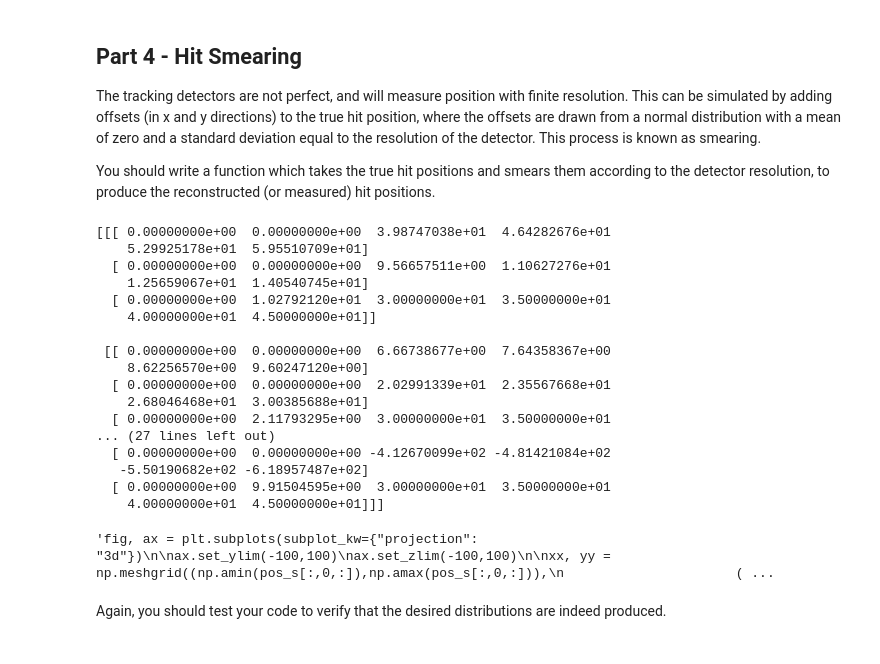
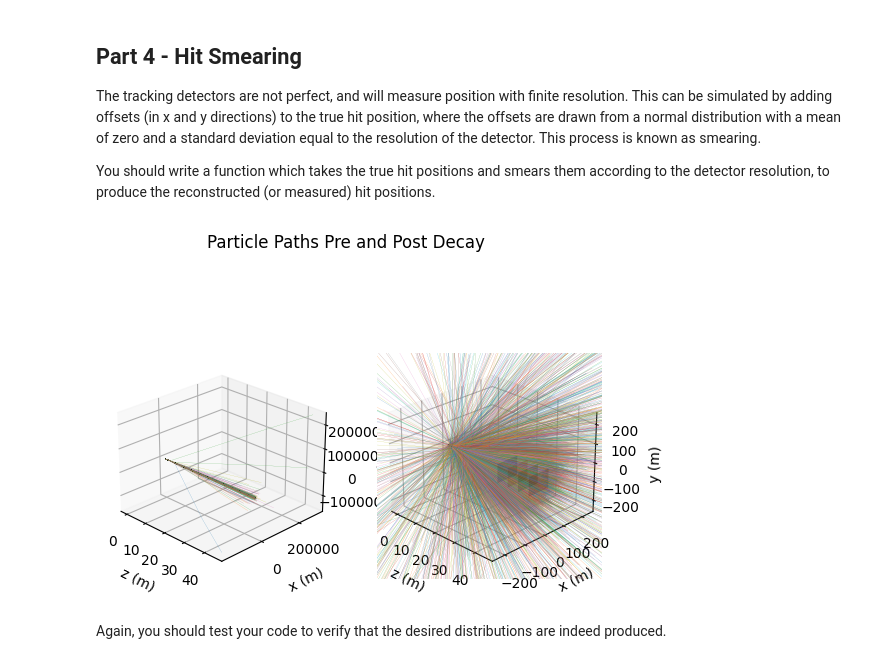
Before and after one commit to Awood-8/CompSci-Y3, a Jupyter notebook: Exercise-3.ipynb, the cells around one changed output. Saved outputs shown, nothing was run; the diff lists cells and outputs as text; code cells hidden in the pictures.

```diff
--- a/Exercise-3.ipynb
+++ b/Exercise-3.ipynb
@@ -333,68 +355,47 @@ You should write a function which takes the true hit positions and smears them a
 # %%
 def smearing(p0):
     ''''''
     p = np.copy(p0) # Avoid overwriting position array
-    p[:,:2,2:] = p[:,:2,2:] + np.random.normal(0, tracksig, (n, 2, 4))
+    p[:,:2,2:] = p[:,:2,2:] + np.random.normal(0, tracksig, (n, 2, stations))
 
     return p
 
 pos_s = smearing(pos)
 
-# print(pos[0,:,3])
-# print(pos_s[0,:,3])
-# print(pos_s - pos)
-print(pos_s)
+'''-----------------------------------------------------'''
+if n <= 10000:
+    fig, ax = plt.subplots(1,2,subplot_kw={"projection": "3d"})
 
-'''fig, ax = plt.subplots(subplot_kw={"projection": "3d"})
+    xx, yy = np.meshgrid((np.amin(pos_s[:,0,:]),np.amax(pos_s[:,0,:])),
+                        (np.amin(pos_s[:,1,:]) ,np.amax(pos_s[:,1,:])))
 
-ax.set_ylim(-100,100)
-ax.set_zlim(-100,100)
+    xx2, yy2 = np.meshgrid((-detsize, detsize),
+                        (-detsize, detsize))
 
-xx, yy = np.meshgrid((np.amin(pos_s[:,0,:]),np.amax(pos_s[:,0,:])),
-                      (np.amin(pos_s[:,1,:]) ,np.amax(pos_s[:,1,:])))
+    for i in range(0, stations):
+        ax[0].plot_surface(np.full((2,2),stn[i]), xx2, yy2, alpha=0.2)
 
-xx2, yy2 = np.meshgrid((-detsize, detsize),
-                       (-detsize, detsize))
+    for i in range(0,n):
+        ax[0].plot(pos_s[i,2,:], pos_s[i,0,:], pos_s[i,1,:], linewidth = 0.1)
+        ax[0].view_init(45,45)
 
-for i in range(0, 4):
-    ax.plot_surface(np.full((2,2),stn[i]), xx2, yy2, alpha=0.2)
+    ax[1].set_ylim(-5 * detsize, 5 * detsize)
+    ax[1].set_zlim(-5 * detsize, 5 * detsize)
 
-# z0 = np.full((2,2),stn[0])
-# z1 = np.full((2,2),stn[1])
-# z2 = np.full((2,2),stn[2])
-# z3 = np.full((2,2),stn[3])
+    for i in range(0, stations):
+        ax[1].plot_surface(np.full((2,2),stn[i]), xx2, yy2, alpha=0.2)
 
-# # ax.plot_surface(z0, xx, yy, alpha=0.2)
-# # ax.plot_surface(z1, xx, yy, alpha=0.2)
-# # ax.plot_surface(z2, xx, yy, alpha=0.2)
-# # ax.plot_surface(z3, xx, yy, alpha=0.2)
+    for i in range(0,n):
+        ax[1].plot(pos_s[i,2,:], pos_s[i,0,:], pos_s[i,1,:], linewidth = 0.1)
 
-# ax.plot_surface(z0, xx2, yy2, alpha=0.2)
-# ax.plot_surface(z1, xx2, yy2, alpha=0.2)
-# ax.plot_surface(z2, xx2, yy2, alpha=0.2)
-# ax.plot_surface(z3, xx2, yy2, alpha=0.2)
-
-for i in range(0,n):
-    ax.plot(pos_s[i,2,:], pos_s[i,0,:]/1000, pos_s[i,1,:]/1000, linewidth = 0.1)'''
+    fig.suptitle('Particle Paths Pre and Post Decay')
+    for i in range(2):
+        ax[i].set_xlabel('z (m)')
+        ax[i].set_ylabel('x (m)')
+        ax[i].set_zlabel('y (m)')
+        ax[i].view_init(25, -45)
 # %% [output]
-[[[ 0.00000000e+00  0.00000000e+00  3.98747038e+01  4.64282676e+01
-    5.29925178e+01  5.95510709e+01]
-  [ 0.00000000e+00  0.00000000e+00  9.56657511e+00  1.10627276e+01
-    1.25659067e+01  1.40540745e+01]
-  [ 0.00000000e+00  1.02792120e+01  3.00000000e+01  3.50000000e+01
-    4.00000000e+01  4.50000000e+01]]
-
- [[ 0.00000000e+00  0.00000000e+00  6.66738677e+00  7.64358367e+00
-    8.62256570e+00  9.60247120e+00]
-  [ 0.00000000e+00  0.00000000e+00  2.02991339e+01  2.35567668e+01
-    2.68046468e+01  3.00385688e+01]
-  [ 0.00000000e+00  2.11793295e+00  3.00000000e+01  3.50000000e+01
-... (27 lines left out)
-  [ 0.00000000e+00  0.00000000e+00 -4.12670099e+02 -4.81421084e+02
-   -5.50190682e+02 -6.18957487e+02]
-  [ 0.00000000e+00  9.91504595e+00  3.00000000e+01  3.50000000e+01
-    4.00000000e+01  4.50000000e+01]]]
-'fig, ax = plt.subplots(subplot_kw={"projection": "3d"})\n\nax.set_ylim(-100,100)\nax.set_zlim(-100,100)\n\nxx, yy = np.meshgrid((np.amin(pos_s[:,0,:]),np.amax(pos_s[:,0,:])),\n                      ( ...
+[figure, added]
 # %% [markdown]
 Again, you should test your code to verify that the desired distributions are indeed produced.
 # %%
```
Also changed, not shown: parts of 15 cells of this notebook, 2 other files.
